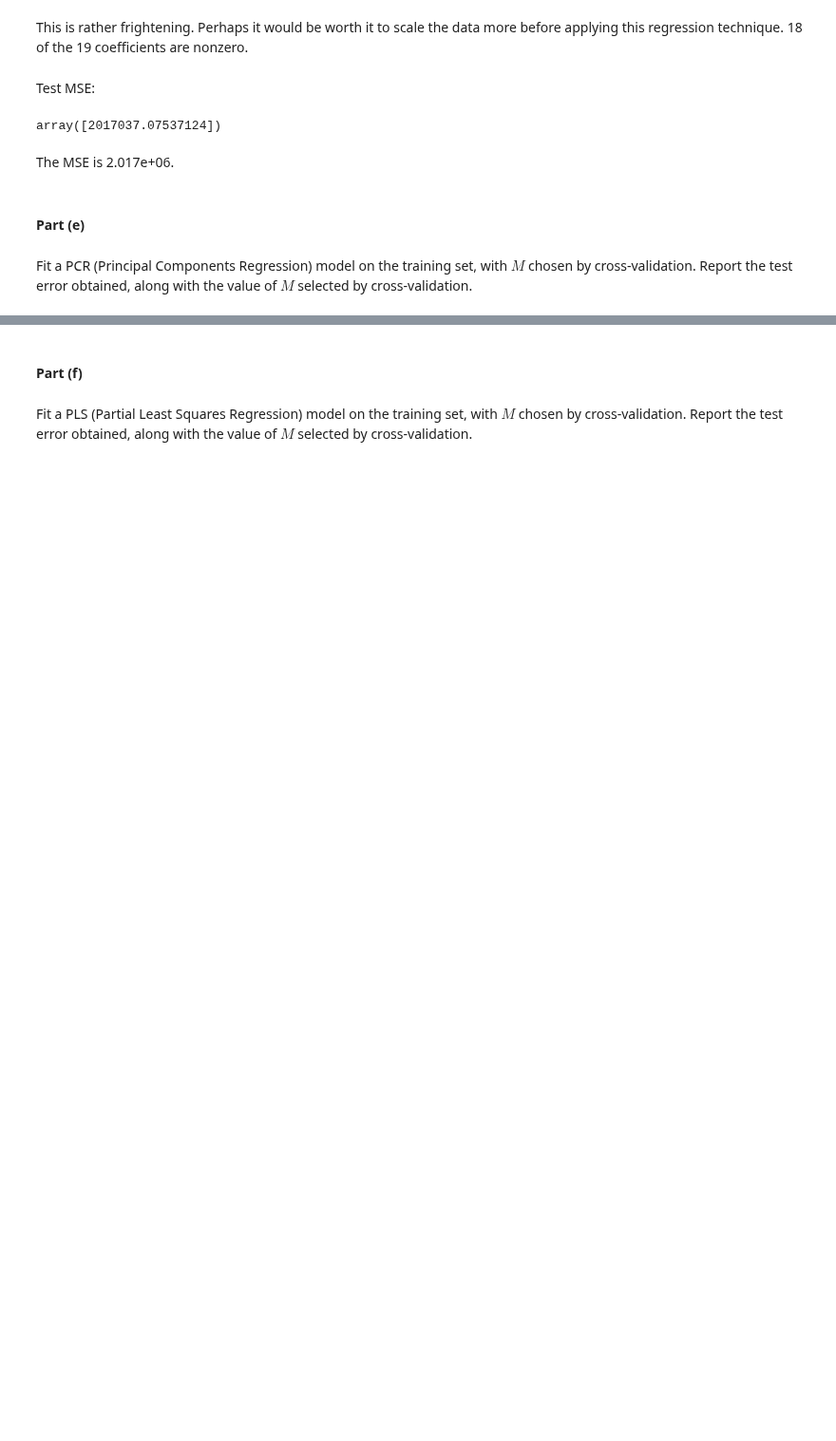
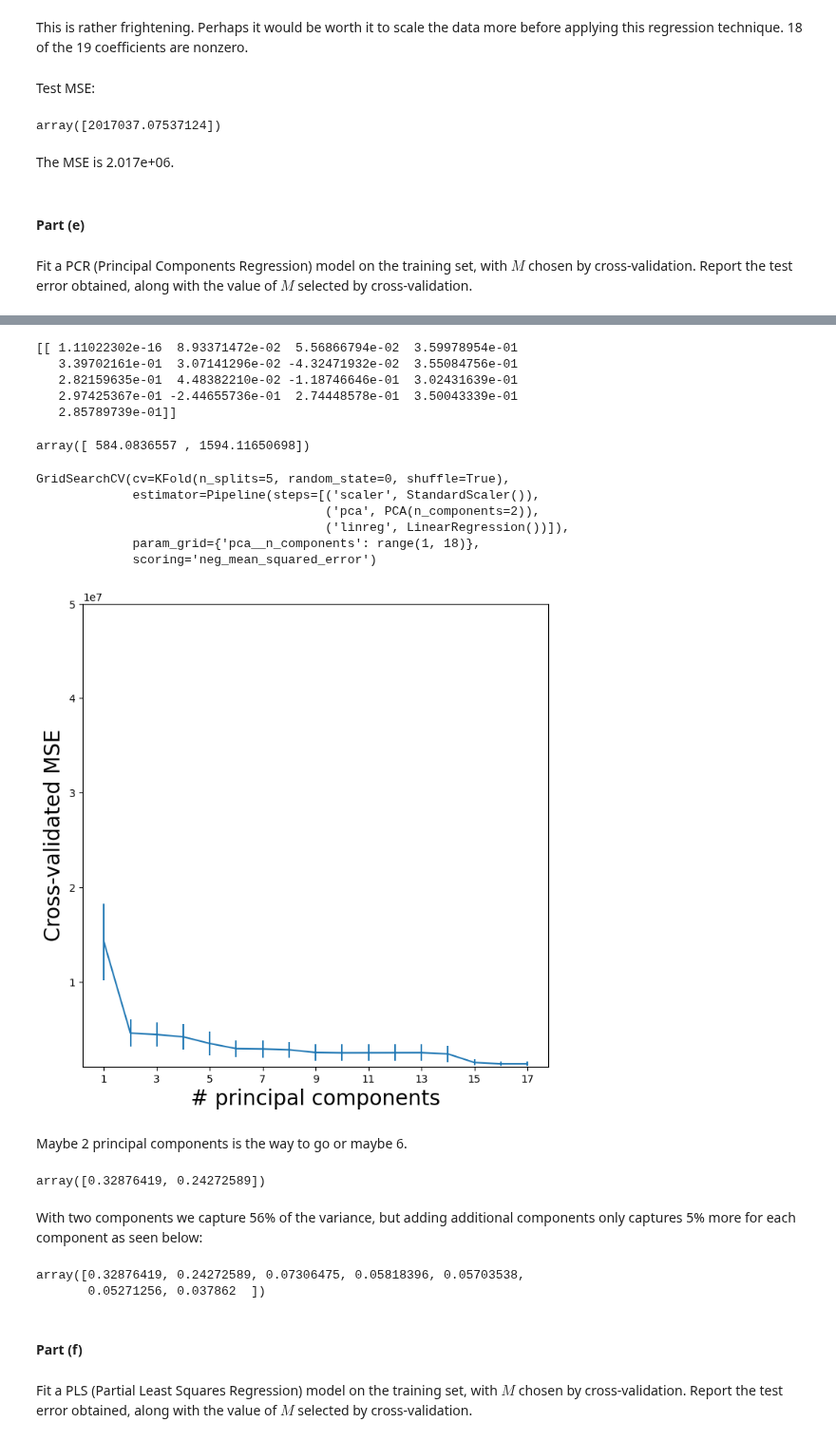
Before and after one commit to kmerkl22/k-s-ISL, a Jupyter notebook: Notebooks/Ch06-ISLexercises.ipynb, the cells around one changed output, grey strips where cells are left out. Shown at 95% size. Saved outputs shown, nothing was run; the diff lists cells and outputs as text; code cells hidden in the pictures; blank space fills up the shorter version.

```diff
--- a/Notebooks/Ch06-ISLexercises.ipynb
+++ b/Notebooks/Ch06-ISLexercises.ipynb
@@ -646,3 +678,68 @@ Fit a PCR (Principal Components Regression) model on the training set, with $M$
+# %%
+print(pca.components_)
+# %% [output]
+[[ 1.11022302e-16  8.93371472e-02  5.56866794e-02  3.59978954e-01
+   3.39702161e-01  3.07141296e-02 -4.32471932e-02  3.55084756e-01
+   2.82159635e-01  4.48382210e-02 -1.18746646e-01  3.02431639e-01
+   2.97425367e-01 -2.44655736e-01  2.74448578e-01  3.50043339e-01
+   2.85789739e-01]]
+# %%
+pca = PCA(n_components=2)
+linreg = skl.LinearRegression()
+# %%
+pipe = Pipeline([('scaler', scaler),
+                 ('pca', pca),
+                 ('linreg', linreg)])
+pipe.fit(X, Y)
+pipe.named_steps['linreg'].coef_
+# %% [output]
+array([ 584.0836557 , 1594.11650698])
+# %%
+param_grid = {'pca__n_components': range(1, 18)}
+grid = skm.GridSearchCV(pipe,
+                        param_grid,
+                        cv=kfold,
+                        scoring='neg_mean_squared_error')
+grid.fit(X, Y)
+# %% [output]
+GridSearchCV(cv=KFold(n_splits=5, random_state=0, shuffle=True),
+             estimator=Pipeline(steps=[('scaler', StandardScaler()),
+                                       ('pca', PCA(n_components=2)),
+                                       ('linreg', LinearRegression())]),
+             param_grid={'pca__n_components': range(1, 18)},
+             scoring='neg_mean_squared_error')
+# %%
+pcr_fig, ax = subplots(figsize=(8,8))
+n_comp = param_grid['pca__n_components']
+ax.errorbar(n_comp,
+            -grid.cv_results_['mean_test_score'],
+            grid.cv_results_['std_test_score'] / np.sqrt(K))
+ax.set_ylabel('Cross-validated MSE', fontsize=20)
+ax.set_xlabel('# principal components', fontsize=20)
+ax.set_xticks(n_comp[::2])
+ax.set_ylim([1000000,50000000]);
+# %% [output]
+[figure, added]
+# %% [markdown]
+Maybe 2 principal components is the way to go or maybe 6.
+# %%
+pipe.named_steps['pca'].explained_variance_ratio_
+# %% [output]
+array([0.32876419, 0.24272589])
+# %% [markdown]
+With two components we capture 56% of the variance, but adding additional components only captures 5% more for each component as seen below:
+# %%
+pca = PCA(n_components=7)
+linreg = skl.LinearRegression()
+pipe = Pipeline([('scaler', scaler),
+                 ('pca', pca),
+                 ('linreg', linreg)])
+pipe.fit(X, Y)
+pipe.named_steps['linreg'].coef_
+pipe.named_steps['pca'].explained_variance_ratio_
+# %% [output]
+array([0.32876419, 0.24272589, 0.07306475, 0.05818396, 0.05703538,
+       0.05271256, 0.037862  ])
 # %% [markdown]
 #### Part (f)
 # %% [markdown]
```
Also changed, not shown: parts of 16 cells of this notebook.
